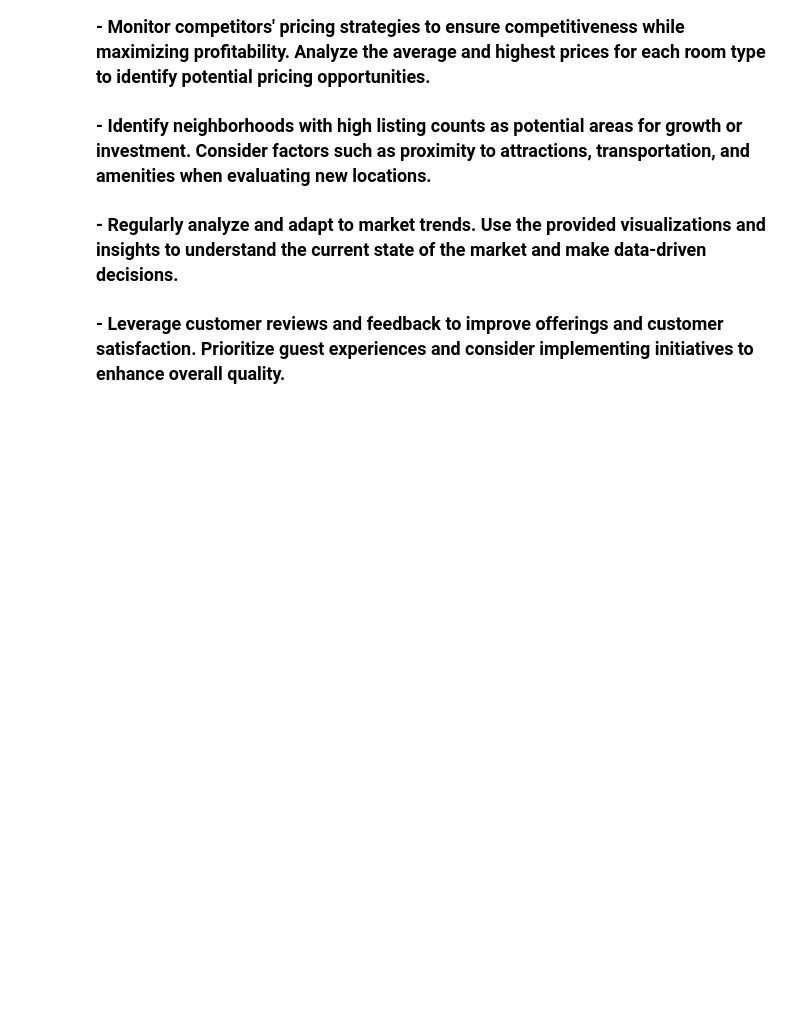
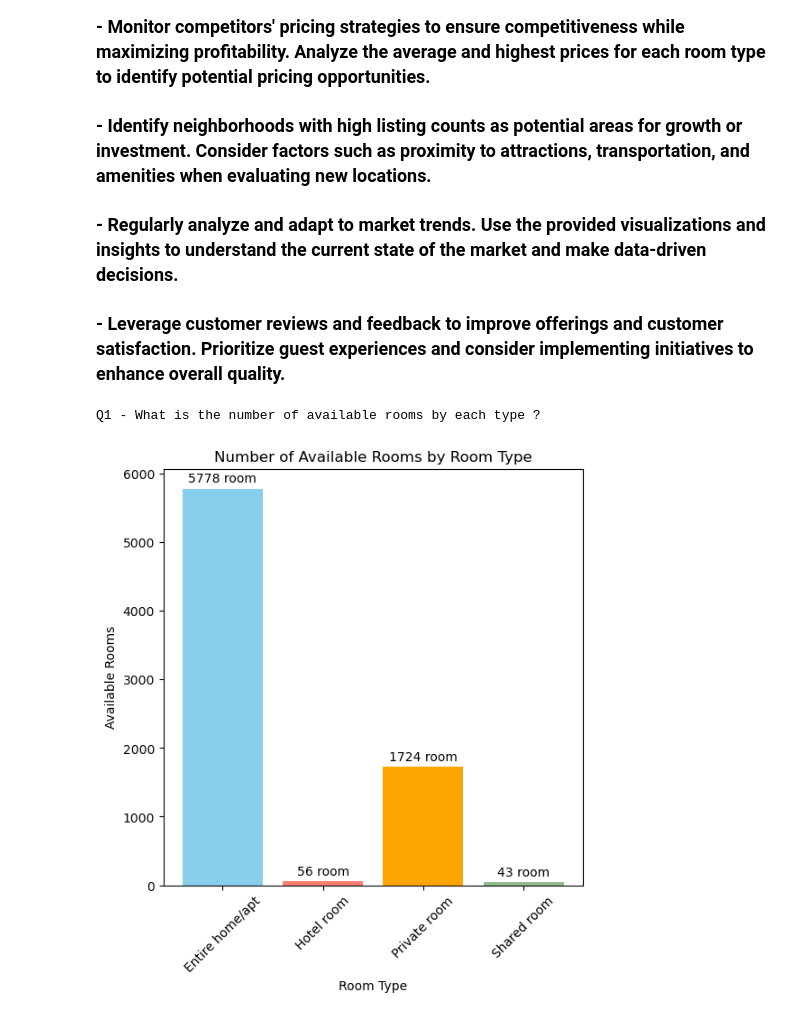
Before and after one commit to Mostafa-Fathy-0/Aibnb-EDA, a Jupyter notebook: Airbnb Listing EDA.ipynb, the cells around one changed output. Drawn from its saved outputs; the diff is of its cells as text; code cells hidden in the pictures; blank space fills up the shorter version.

```diff
--- a/Airbnb Listing EDA.ipynb
+++ b/Airbnb Listing EDA.ipynb
@@ -224,3 +224,9 @@ if __name__ == "__main__":
 ### - Identify neighborhoods with high listing counts as potential areas for growth or investment. Consider factors such as proximity to attractions, transportation, and amenities when evaluating new locations.
 ### - Regularly analyze and adapt to market trends. Use the provided visualizations and insights to understand the current state of the market and make data-driven decisions.
 ### - Leverage customer reviews and feedback to improve offerings and customer satisfaction. Prioritize guest experiences and consider implementing initiatives to enhance overall quality.
+# %%
+print('Q1 - What is the number of available rooms by each type ?')
+rooms_availability(df)
+# %% [output]
+Q1 - What is the number of available rooms by each type ?
+[figure, added]
```
Also changed, not shown: parts of 4 cells of this notebook.
